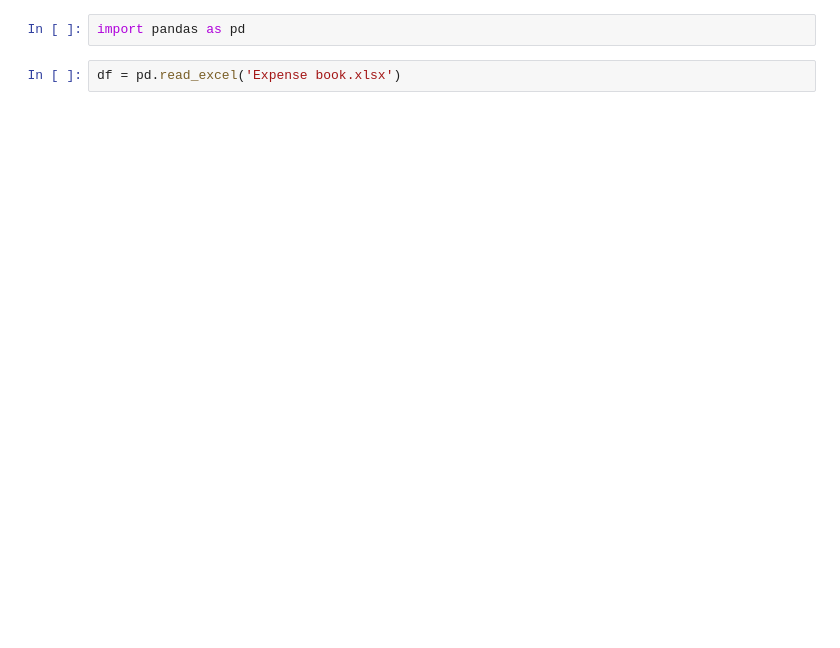
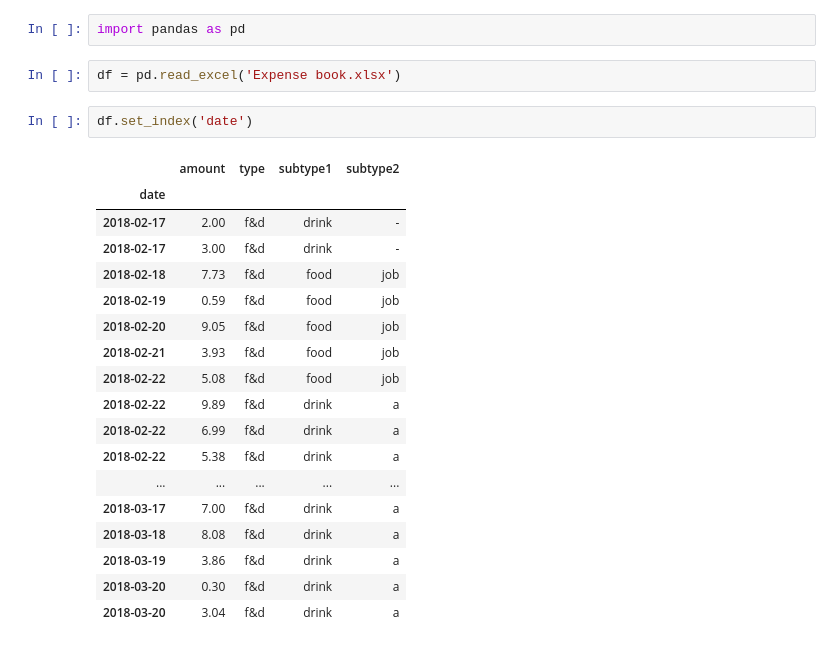
Before and after one commit to sunshinecookie/expense_tracker, a Jupyter notebook: expense_report.ipynb, the cells around one changed output. Drawn from its saved outputs; the diff is of its cells as text; blank space fills up the shorter version.

```diff
--- a/expense_report.ipynb
+++ b/expense_report.ipynb
@@ -2,3 +2,24 @@
 import pandas as pd
 # %%
 df = pd.read_excel('Expense book.xlsx')
+# %%
+df.set_index('date')
+# %% [output]
+|  | amount | type | subtype1 | subtype2 |
+| date |  |  |  |  |
+| 2018-02-17 | 2.00 | f&d | drink | - |
+| 2018-02-17 | 3.00 | f&d | drink | - |
+| 2018-02-18 | 7.73 | f&d | food | job |
+| 2018-02-19 | 0.59 | f&d | food | job |
+| 2018-02-20 | 9.05 | f&d | food | job |
+| 2018-02-21 | 3.93 | f&d | food | job |
+| 2018-02-22 | 5.08 | f&d | food | job |
+| 2018-02-22 | 9.89 | f&d | drink | a |
+| 2018-02-22 | 6.99 | f&d | drink | a |
+| 2018-02-22 | 5.38 | f&d | drink | a |
+| ... | ... | ... | ... | ... |
+| 2018-03-17 | 7.00 | f&d | drink | a |
+| 2018-03-18 | 8.08 | f&d | drink | a |
+| 2018-03-19 | 3.86 | f&d | drink | a |
+| 2018-03-20 | 0.30 | f&d | drink | a |
+| 2018-03-20 | 3.04 | f&d | drink | a |
```
Also changed, not shown: parts of 8 cells of this notebook, 1 other file.
